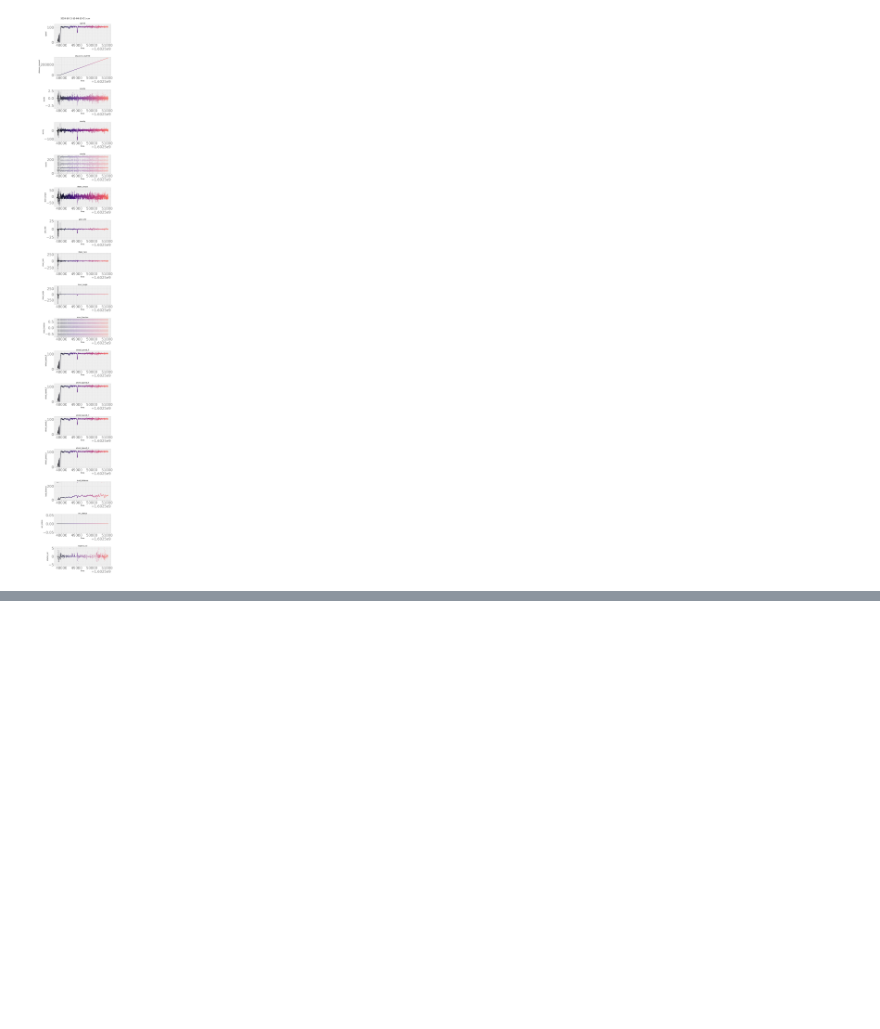
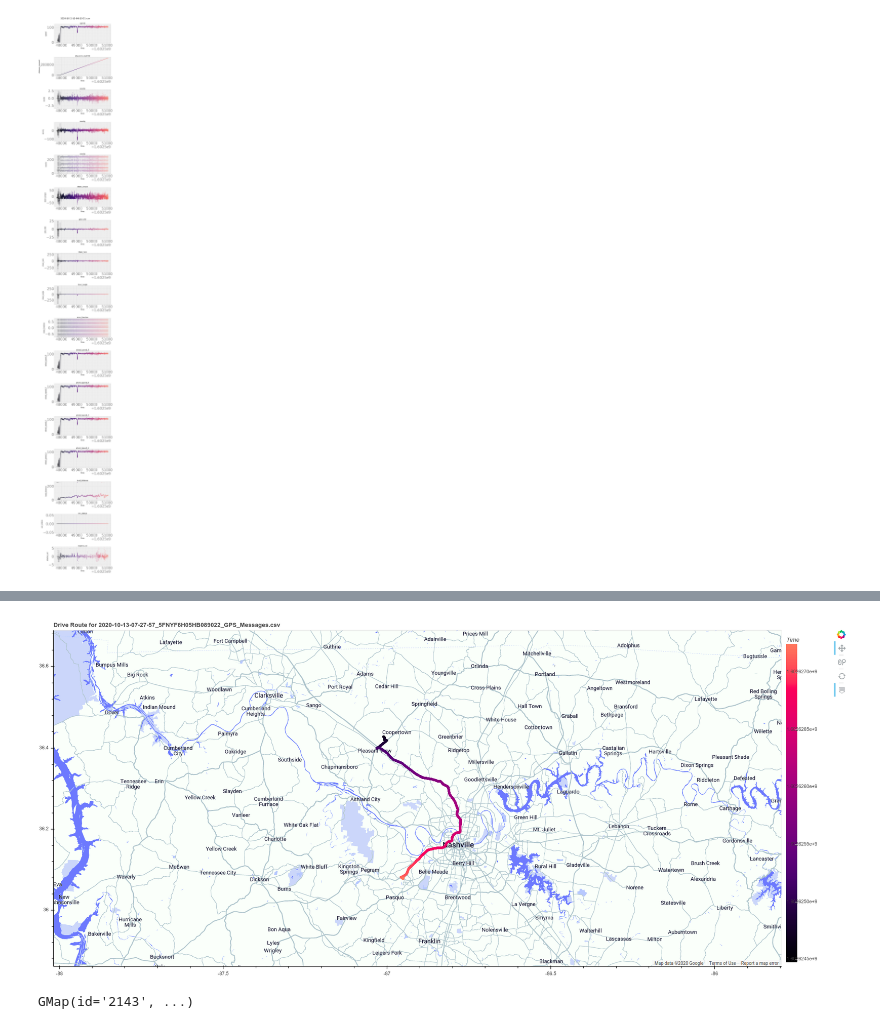
Before and after one commit to Lab-Work/ICCPS_2020_analysis, a Jupyter notebook: CAN_Coach_Analysis-II.ipynb, the cells around one changed output, grey strips where cells are left out. Cells and saved outputs as stored; diff of their text form; code cells hidden in the pictures; blank space fills up the shorter version.

Commit message:
Notebook and figures updated

```diff
--- a/CAN_Coach_Analysis-II.ipynb
+++ b/CAN_Coach_Analysis-II.ipynb
@@ -68,3 +68,10 @@ fig.tight_layout()
 fig.show()
 # %% [output]
 [figure]
+# %%
+DataFolder = "/home/ivory/CyverseData/JmscslgroupData/PandaData/2020_10_13/"
+import glob
+csvlist = glob.glob(DataFolder+"*_GPS_*.csv")
+import strym
+from strym import strymmap
+csvlist
@@ -70,0 +89,3 @@ fig.show()
+# %%
+for csv in csvlist:
+    g = strymmap(csv, time_axis = True)
@@ -70,0 +110,5 @@ fig.show()
+# %%
+g.plotroute(interactive=False)
+# %% [output]
+[figure, added]
+GMap(id='2143', ...)
```
Also changed, not shown: parts of 4 cells of this notebook, 14 other files.
